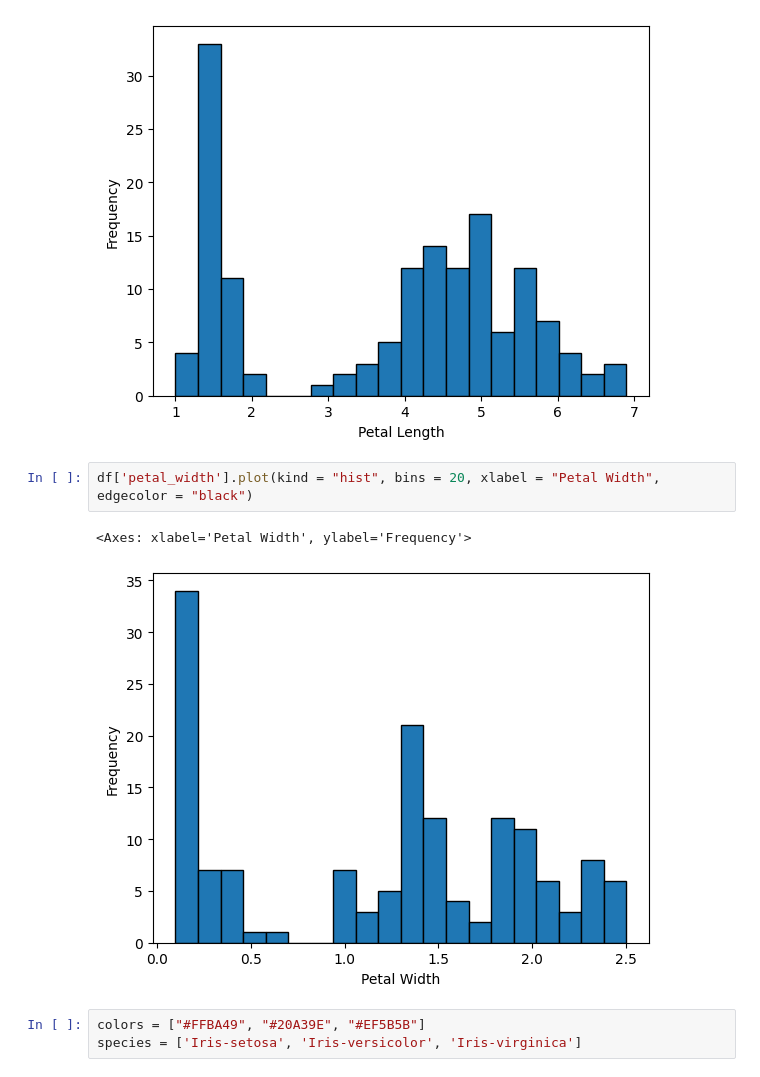
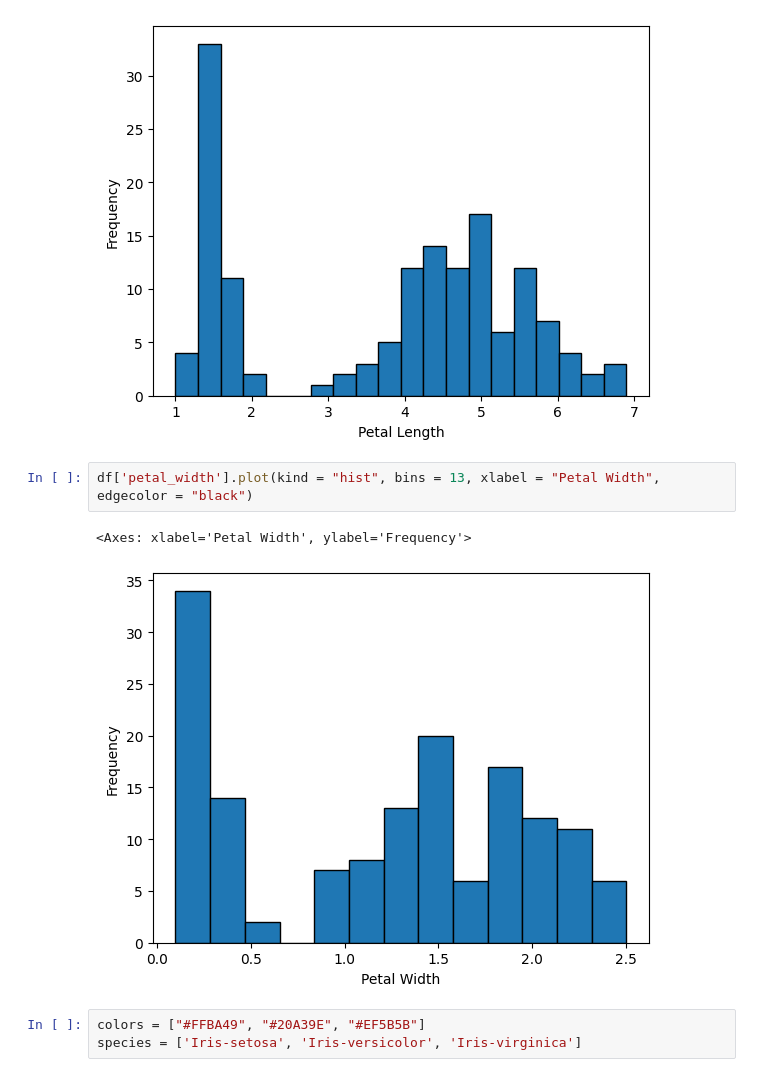
Before and after one commit to devSuryansh/CODSOFT, a Jupyter notebook: IRIS Flower Classification/IRIS_Flower_Classification.ipynb, the cells around one changed output. Saved outputs shown, nothing was run; the diff lists cells and outputs as text.

```diff
--- a/IRIS Flower Classification/IRIS_Flower_Classification.ipynb
+++ b/IRIS Flower Classification/IRIS_Flower_Classification.ipynb
@@ -78,10 +80,10 @@ df['petal_length'].plot(kind = "hist", bins = 20, xlabel = "Petal Length", edgec
 <Axes: xlabel='Petal Length', ylabel='Frequency'>
 [figure]
 # %%
-df['petal_width'].plot(kind = "hist", bins = 20, xlabel = "Petal Width", edgecolor = "black")
+df['petal_width'].plot(kind = "hist", bins = 13, xlabel = "Petal Width", edgecolor = "black")
 # %% [output]
 <Axes: xlabel='Petal Width', ylabel='Frequency'>
-[figure, old version]
+[figure, new version]
 # %%
 colors = ["#FFBA49", "#20A39E", "#EF5B5B"]
 species = ['Iris-setosa', 'Iris-versicolor', 'Iris-virginica']
```
Also changed, not shown: parts of 5 cells of this notebook.
